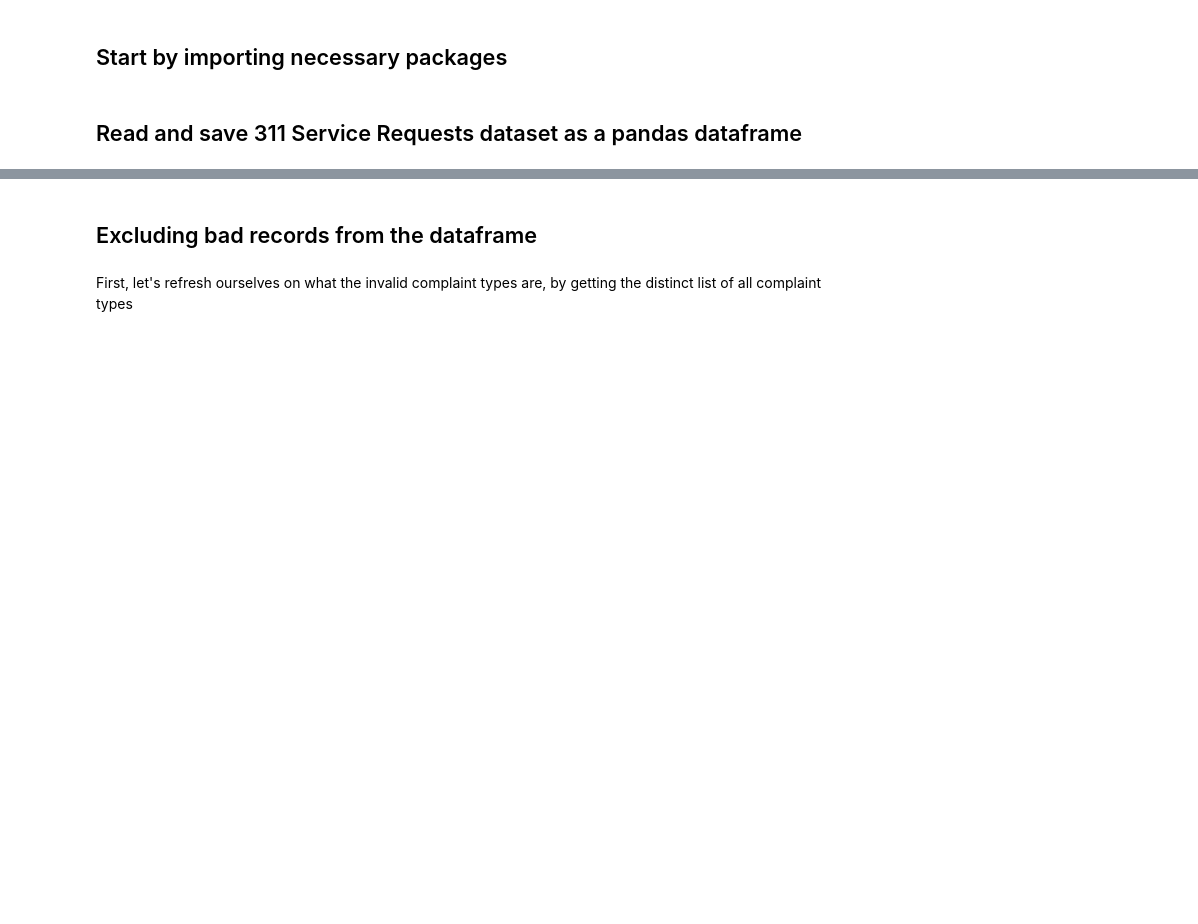
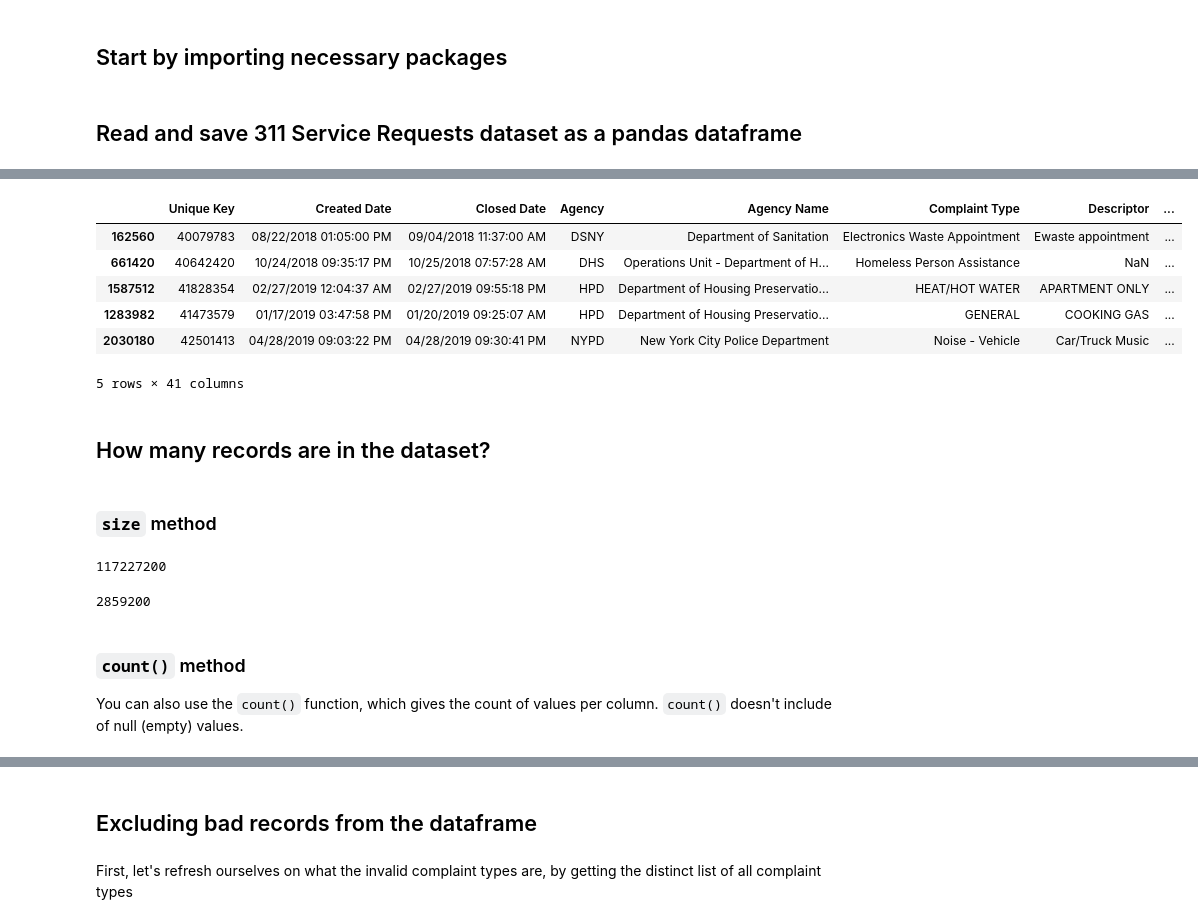
Before and after one commit to afeld/python-public-policy, a Jupyter notebook: lecture_1.ipynb, the cells around one changed output, grey strips where cells are left out. Cells and saved outputs as stored; diff of their text form; code cells hidden in the pictures; blank space fills up the shorter version.

```diff
--- a/lecture_1.ipynb
+++ b/lecture_1.ipynb
@@ -29,0 +64,32 @@ df = pd.read_csv('311_Service_Requests_2018-19.csv')
+# %%
+df.sample(5) # random sample of size determined by you
+# %% [output]
+|  | Unique Key | Created Date | Closed Date | Agency | Agency Name | Complaint Type | Descriptor | ... |
+| 162560 | 40079783 | 08/22/2018 01:05:00 PM | 09/04/2018 11:37:00 AM | DSNY | Department of Sanitation | Electronics Waste Appointment | Ewaste appointment | ... |
+| 661420 | 40642420 | 10/24/2018 09:35:17 PM | 10/25/2018 07:57:28 AM | DHS | Operations Unit - Department of H... | Homeless Person Assistance | NaN | ... |
+| 1587512 | 41828354 | 02/27/2019 12:04:37 AM | 02/27/2019 09:55:18 PM | HPD | Department of Housing Preservatio... | HEAT/HOT WATER | APARTMENT ONLY | ... |
+| 1283982 | 41473579 | 01/17/2019 03:47:58 PM | 01/20/2019 09:25:07 AM | HPD | Department of Housing Preservatio... | GENERAL | COOKING GAS | ... |
+| 2030180 | 42501413 | 04/28/2019 09:03:22 PM | 04/28/2019 09:30:41 PM | NYPD | New York City Police Department | Noise - Vehicle | Car/Truck Music | ... |
+5 rows × 41 columns
+# %% [markdown]
+## How many records are in the dataset?
+# %% [markdown]
+### `size` method
+# %%
+# how many cells are there in the data table?
+df.size
+# %% [output]
+117227200
+# %%
+# what if I only care about how many rows there are?
+# the columns in the dataframe are like a list.
+# you can use a column name as an index to get one column from the dataframe
+
+# size does include of null (empty) values
+df['Facility Type'].size
+# %% [output]
+2859200
+# %% [markdown]
+### `count()` method
+
+You can also use the `count()` function, which gives the count of values per column. `count()` doesn't include of null (empty) values.
```
Also changed, not shown: parts of 44 cells of this notebook, 2 other files.
